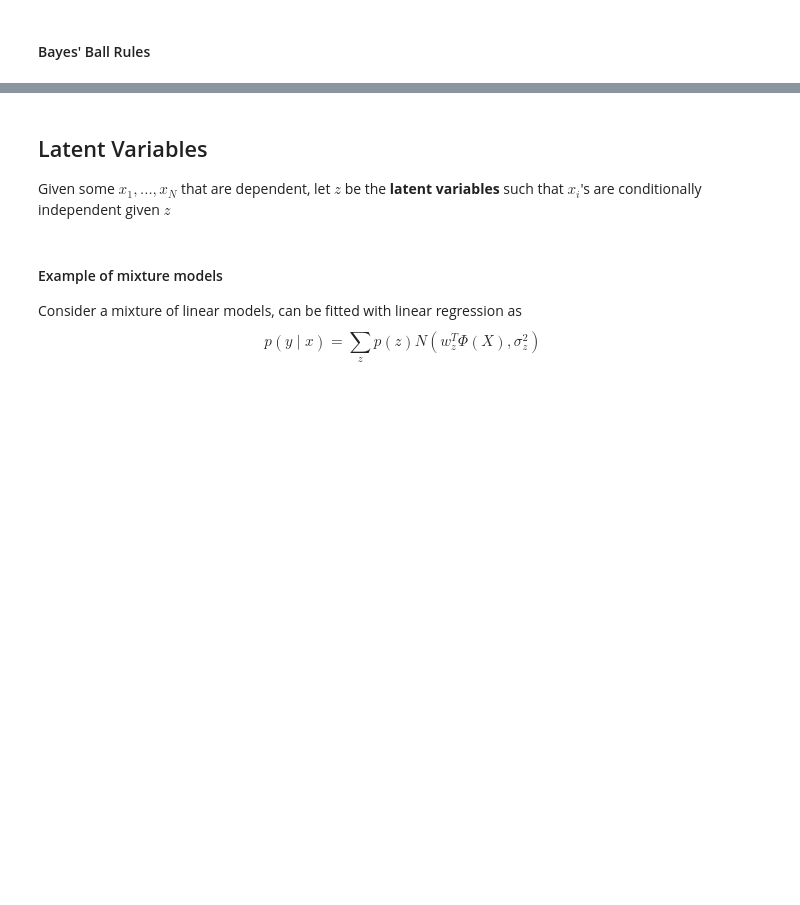
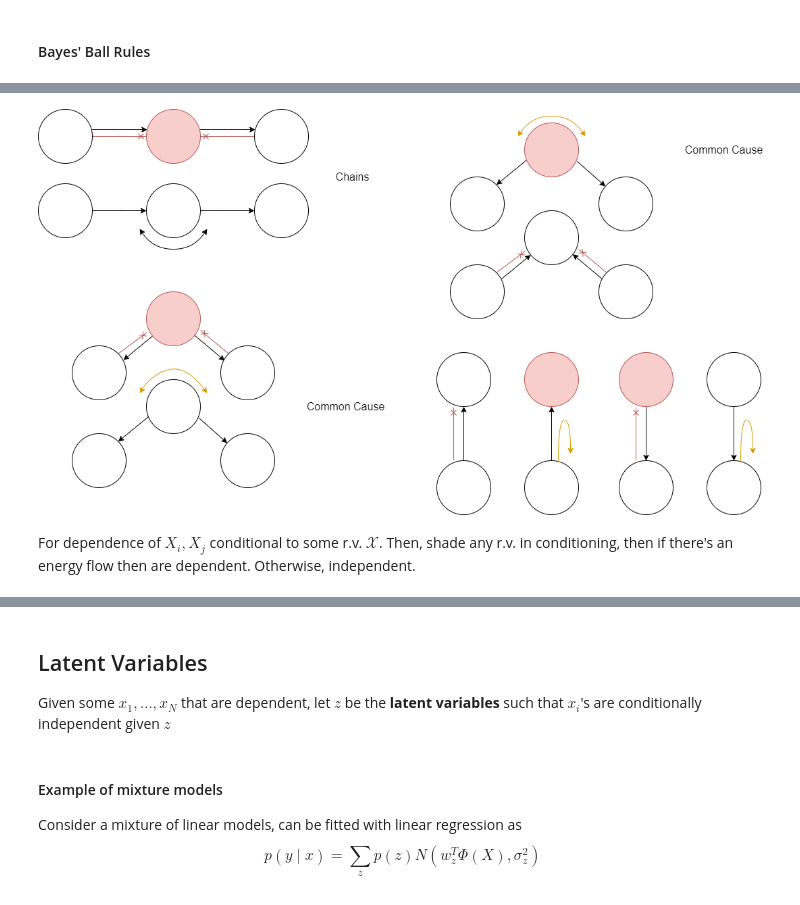
Before and after one commit to lihd1003/19W-Course-Material, a Jupyter notebook: CSC412 Probabilistic Learning and Reasoning/Directed Graphical Models.ipynb, the cells around one changed output, grey strips where cells are left out. Cells and saved outputs as stored; diff of their text form; code cells hidden in the pictures; blank space fills up the shorter version.

```diff
--- a/CSC412 Probabilistic Learning and Reasoning/Directed Graphical Models.ipynb
+++ b/CSC412 Probabilistic Learning and Reasoning/Directed Graphical Models.ipynb
@@ -132,0 +121,7 @@ display(dag);
+# %%
+from PIL import Image
+display(Image.open("assets/bayesBall.png"))
+# %% [output]
+[figure, added]
+# %% [markdown]
+For dependence of $X_i, X_j$ conditional to some r.v. $\mathcal X$. Then, shade any r.v. in conditioning, then if there's an energy flow then are dependent. Otherwise, independent.
```
Also changed, not shown: parts of 3 cells of this notebook, 16 other files.
